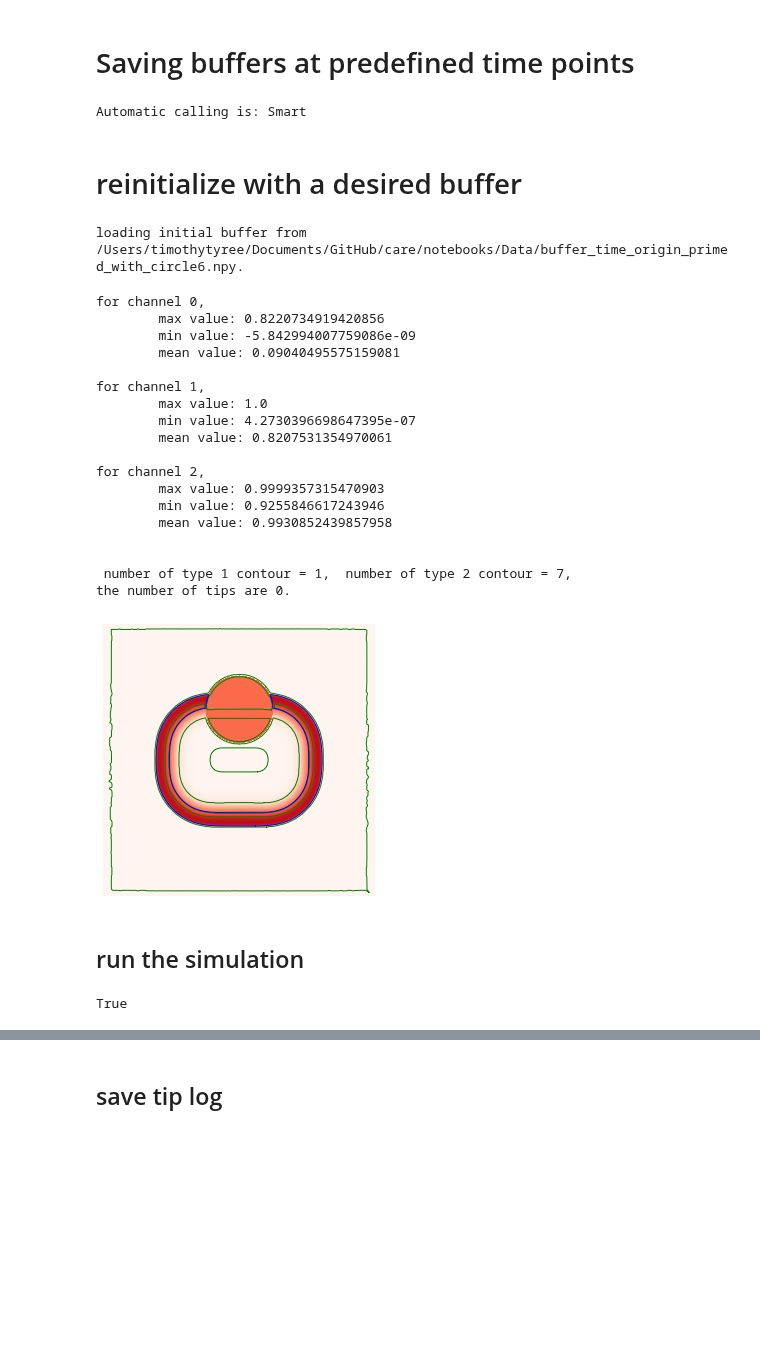
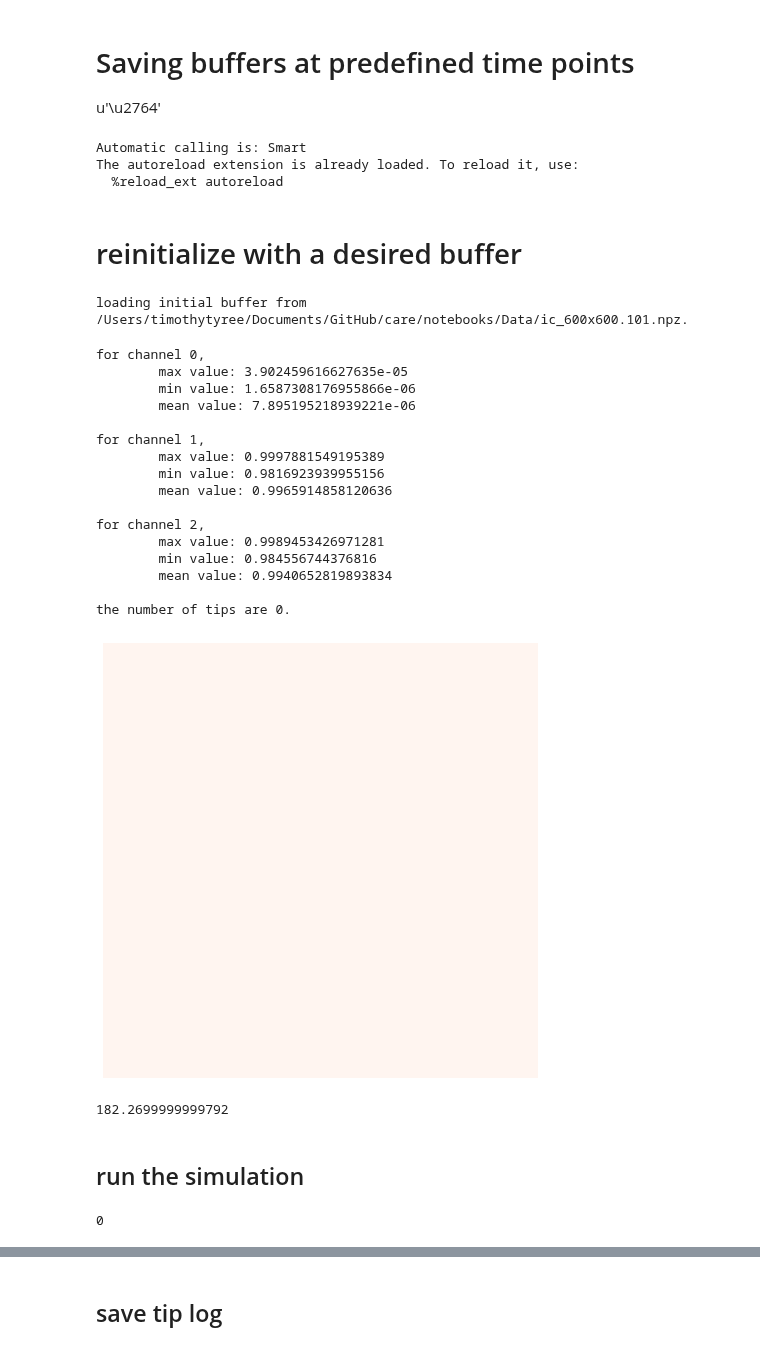
Before and after one commit to timtyree/care, a Jupyter notebook: notebooks/Generating Buffers At Predefined Times.ipynb, the cells around one changed output, grey strips where cells are left out. Cells and saved outputs as stored; diff of their text form; code cells hidden in the pictures; blank space fills up the shorter version.

Commit message:
added notebook for isovolemic constraints and for initial condition generation

```diff
--- a/notebooks/Generating Buffers At Predefined Times.ipynb
+++ b/notebooks/Generating Buffers At Predefined Times.ipynb
@@ -1,5 +1,6 @@
 # %% [markdown]
 # Saving buffers at predefined time points
+u'\u2764'
 # %%
 #pylab
 %matplotlib inline
@@ -15,8 +16,6 @@ from PIL import Image
 import imageio
 # import cv2 as cv
 
-if 'nb_dir' not in globals():
-    nb_dir = os.getcwd()
 from lib.operari import *
 from lib.ProgressBar import *
 from lib.minimal_model import *
@@ -36,13 +35,12 @@ import time, os, sys, re
 beep = lambda x: os.system("echo -n '\\a';sleep 0.2;" * x)
 if not 'nb_dir' in globals():
     nb_dir = os.getcwd()
-width = 512
-height = 512
-channel_no = 3
 
 %autocall 1
 %load_ext autoreload
 %autoreload 2
 # %% [output]
 Automatic calling is: Smart
+The autoreload extension is already loaded. To reload it, use:
+  %reload_ext autoreload
 # %%
@@ -83,22 +81,32 @@ Automatic calling is: Smart
 # reinitialize with a desired buffer
 # %%
 # data_dir.replace('Data/tip_log_chaos_circle6_','')[:-4]
-sigma       = 1
-threshold   = 0.95
-buffer_fn = f'buffer_time_origin_primed_with_circle6.npy'
+sigma       = .5#1
+threshold   = 0.9#0.95
+V_threshold = 0.5
+# buffer_fn = f'ic_600x600.101.npy'
+# buffer_fn = f'buffer_time_origin_primed_with_circle6.npy'
 # buffer_fn = 'buffer_chaos_circle6_sigma_3_threshold_0.8_wrapping_true_at_time_1800.0.npy'
 # buffer_fn   = f'buffer_chaos_circle6_sigma_5_threshold_0.6_wrapping_true_at_time_5400.0.npy'
 # save_folder = 'Data/buffers_with_odd_tips_detected'
 save_folder = 'Data/buffers_with_odd_tips_detected_ds_5'
 time_start  = 0#eval(buffer_fn[buffer_fn.find('time_')+len('time_'):-4])
-descrip     = f"chaos_circle6_from_{time_start:.1f}_sigma_{sigma}_threshold_{threshold}_ds_5_"
-data_dir    = find_files(buffer_fn,nb_dir)[0]
+descrip     = f"chaos_circle6_from_{time_start:.1f}_sigma_{sigma}_threshold_{threshold}_ds_5_param_set_8_saving_at_predefined_times"
+# data_dir    = find_files(buffer_fn,nb_dir)[0]
+data_dir = f'{nb_dir}/Data/ic_600x600.101.npz'
 assert(float(time_start) is not None)
+assert(os.path.exists(data_dir))
+# txt = np.loadtxt(data_dir)
 
 print(f'loading initial buffer from {data_dir}.')
 os.chdir(nb_dir)
 # txt = np.load(f'Data/buffer_chaos_circle6_sigma_5_threshold_0.6_wrapping_true_at_time_5400.0.npy')
-txt = np.load(data_dir)
+if data_dir[-4:]=='.npy':
+    txt = np.load(data_dir)
+elif data_dir[-4:]=='.npz':
+    txt = np.load(data_dir)['arr_0']
+else:
+    print(f"\tWarning: Failed to load {data_dir}.")
 #reinitialize records
 tip_state_lst = []
 tme = time_start
@@ -106,63 +114,68 @@ if not os.path.exists(save_folder):
     os.mkdir(save_folder)
 os.chdir(nb_dir+'/'+save_folder)
 # %% [output]
-loading initial buffer from /Users/timothytyree/Documents/GitHub/care/notebooks/Data/buffer_time_origin_primed_with_circle6.npy.
+loading initial buffer from /Users/timothytyree/Documents/GitHub/care/notebooks/Data/ic_600x600.101.npz.
 # %%
 # check all the functions work/ compile the needed functions
+sigma       = 3.#5#1
+threshold   = 0.8#9#0.95
+V_threshold = 0.7
 describe(txt)
 width, height, channel_no = txt.shape
 zero_txt = np.zeros((width, height, channel_no), dtype=np.float64)
 dtexture_dt = zero_txt.copy()
 get_time_step(txt, dtexture_dt)
 
 #calculate contours and tips
 img_nxt = txt[..., 0]
 img_inc = ifilter(dtexture_dt[..., 0])  #mask of instantaneously increasing voltages
 img_inc = filters.gaussian(img_inc,sigma=sigma, mode='wrap')
-contours_raw = measure.find_contours(img_nxt, level=0.5,fully_connected='low',positive_orientation='low')
+contours_raw = measure.find_contours(img_nxt, level=V_threshold,fully_connected='low',positive_orientation='low')
 contours_inc = measure.find_contours(img_inc, level=threshold)#,fully_connected='low',positive_orientation='low')
 tips  = get_tips(contours_raw, contours_inc)
 n_old = count_tips(tips[1])
 
 #bluf
-print(f"\n number of type 1 contour = {len(contours_raw)},\tnumber of type 2 contour = {len(contours_inc)},")
+# print(f"\n number of type 1 contour = {len(contours_raw)},\tnumber of type 2 contour = {len(contours_inc)},")
 print(f"the number of tips are {n_old}.")
 # print(f"""the topological tip state:{tips[0]}""")
 # print(f"""x position of tips: {tips[1]}""")
 # print(f"""y position of tips: {tips[2]}""")
 fig = plot_buffer(img_nxt, img_inc, contours_raw, contours_inc, tips,
-                  figsize=(5,5),max_marker_size=200, lw=1);
-fig.show()
+                  figsize=(8,8),max_marker_size=200, lw=1);
+plt.show()
 # %% [output]
 for channel 0,
-        max value: 0.8220734919420856
-        min value: -5.842994007759086e-09
-        mean value: 0.09040495575159081
+        max value: 3.902459616627635e-05
+        min value: 1.6587308176955866e-06
+        mean value: 7.895195218939221e-06
 
 for channel 1,
-        max value: 1.0
-        min value: 4.2730396698647395e-07
-        mean value: 0.8207531354970061
+        max value: 0.9997881549195389
+        min value: 0.9816923939955156
+        mean value: 0.9965914858120636
 
 for channel 2,
-        max value: 0.9999357315470903
-        min value: 0.9255846617243946
-        mean value: 0.9930852439857958
+        max value: 0.9989453426971281
+        min value: 0.984556744376816
+        mean value: 0.9940652819893834
 
-
- number of type 1 contour = 1,  number of type 2 contour = 7,
 the number of tips are 0.
-[figure, old version]
+[figure, new version]
 # %%
 # fig.savefig('testsize.pdf', bbox_inches='tight',pad_inches=0)
 plt.close()
+tme
+# %% [output]
+182.2699999999792
 # %% [markdown]
 ## run the simulation
 # %%
-recording_times = [2800,2900,3000,3100,3200, 2950, 3050]
-np.isclose(3000,recording_times,.01).any()
+# recording_times = [2800,2900,3000,3100,3200, 2950, 3050]
+# np.isclose(3000,recording_times,.01).any()
+# os.system("echo -n '\\a';sleep 0.2;" * 1)
 # %% [output]
-True
+0
 # %%
 #integrate explicitely in time
 timing = False
```
Also changed, not shown: parts of 4 cells of this notebook, 22 other files.
